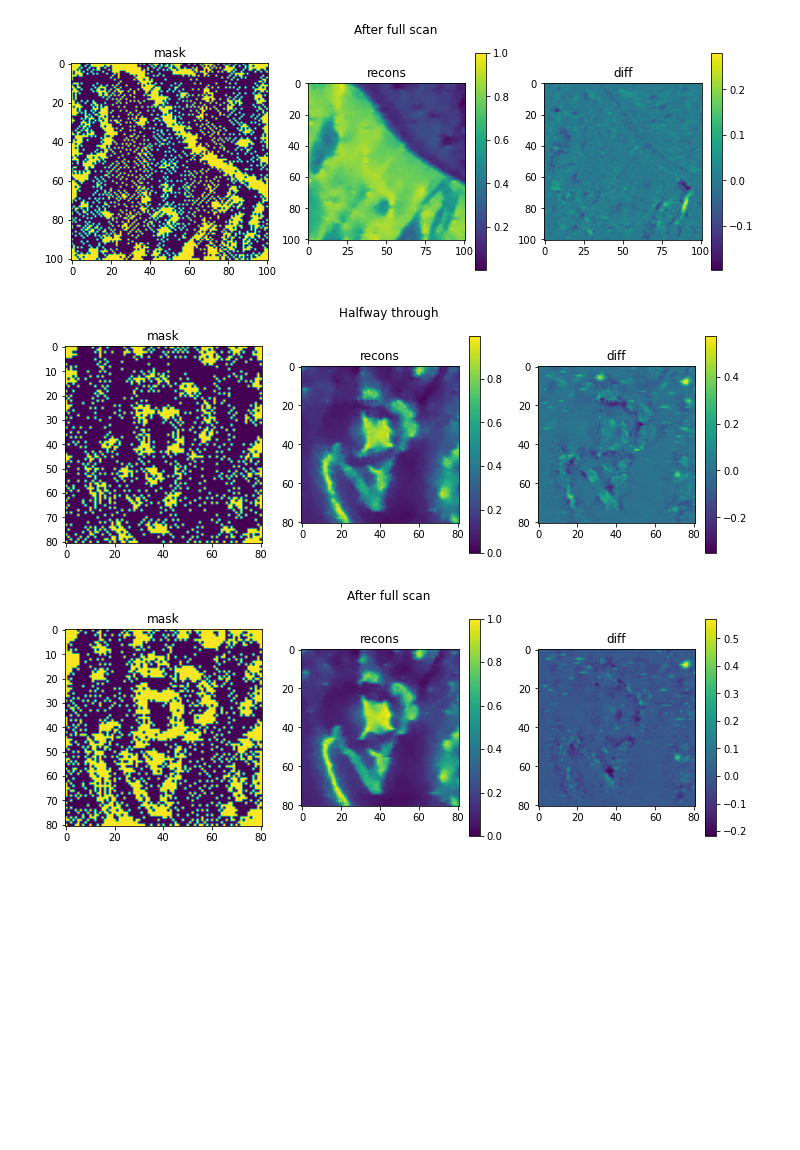
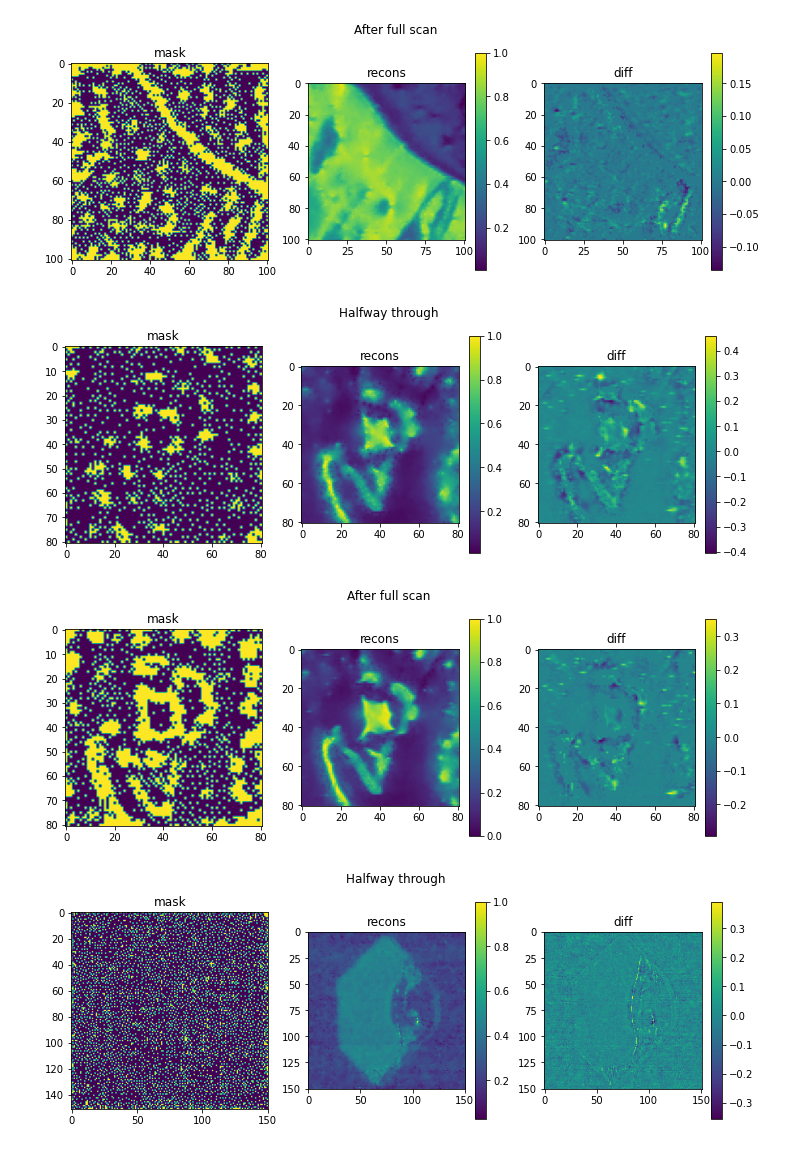
Before and after one commit to saugatkandel/fast_smart_scanning, a Jupyter notebook: work_directory/test_93_to_flakes.ipynb, the cells around one changed output. Saved outputs shown, nothing was run; the diff lists cells and outputs as text; code cells hidden in the pictures; blank space fills up the shorter version.

```diff
--- a/work_directory/test_93_to_flakes.ipynb
+++ b/work_directory/test_93_to_flakes.ipynb
@@ -16,7 +16,7 @@ base_path = Path.cwd().parent
 # %%
 train_path = base_path / 'ResultsAndData/TrainingData/93/'
 # %%
-c_value = 16
+c_value = 4
 # %%
 params_erd = ERDInputParams(c_value=c_value)
 params_gen = GeneralInputParams()
@@ -30,14 +30,14 @@ for img_num in [84, 91, 93, 95, 199]:
     measurement_interface = TransmissionSimulationMeasurementInterface(image_path=tif_path)
     results = Result()
     sample_params = SampleParams(image_shape=measurement_interface.image.shape,
-                             points_to_scan=1,
-                             stop_ratio=0.4)
+                                 batch_size=1,
+                                 stop_ratio=0.4)
     sample = Sample(sample_params=sample_params,
-                                  general_params=params_gen,
-                                  erd_params=params_erd,
-                                  measurement_interface=measurement_interface,
-                                  erd_model=erd_model)
-    run_sampling(sample, results=results, results_frequency=500, disable_progress_bar=False)
+                    general_params=params_gen,
+                    erd_params=params_erd,
+                    measurement_interface=measurement_interface,
+                    erd_model=erd_model)
+    run_sampling(sample, results=results, results_frequency_percentage=1, disable_progress_bar=False)
 
     save_path = base_path / f'ResultsAndData/SladsResults/cameraman_to_{img_num}'
     save_path.mkdir(exist_ok=True)
@@ -46,29 +46,29 @@ for img_num in [84, 91, 93, 95, 199]:
     num_results = results.size
 
     fig, axs = plt.subplots(1, 3, figsize=[12, 4])
-    plt.subplot(1,3,1)
-    plt.imshow(results.outputs.masks[num_results//2])
+    plt.subplot(1, 3, 1)
+    plt.imshow(results.outputs.masks[num_results // 2])
     plt.title('mask')
-    plt.subplot(1,3,2)
-    plt.imshow(results.outputs.recons[num_results//2])
+    plt.subplot(1, 3, 2)
+    plt.imshow(results.outputs.recons[num_results // 2])
     plt.colorbar()
     plt.title('recons')
-    plt.subplot(1,3,3)
-    plt.imshow(measurement_interface.image - results.outputs.recons[num_results//2])
+    plt.subplot(1, 3, 3)
+    plt.imshow(measurement_interface.image - results.outputs.recons[num_results // 2])
     plt.colorbar()
     plt.title('diff')
     plt.suptitle('Halfway through')
     plt.show()
 
     fig, axs = plt.subplots(1, 3, figsize=[12, 4])
-    plt.subplot(1,3,1)
+    plt.subplot(1, 3, 1)
     plt.imshow(results.outputs.masks[-1])
     plt.title('mask')
-    plt.subplot(1,3,2)
+    plt.subplot(1, 3, 2)
     plt.imshow(results.outputs.recons[-1])
     plt.colorbar()
     plt.title('recons')
-    plt.subplot(1,3,3)
+    plt.subplot(1, 3, 3)
     plt.imshow(measurement_interface.image - results.outputs.recons[-1])
     plt.colorbar()
     plt.title('diff')
@@ -83,3 +83,4 @@ for img_num in [84, 91, 93, 95, 199]:
-[figure, old version]
+[figure, new version]
-[figure, old version]
+[figure, new version]
-[figure, old version]
+[figure, new version]
+[figure, added]
```
Also changed, not shown: parts of 2 cells of this notebook, 15 other files.
